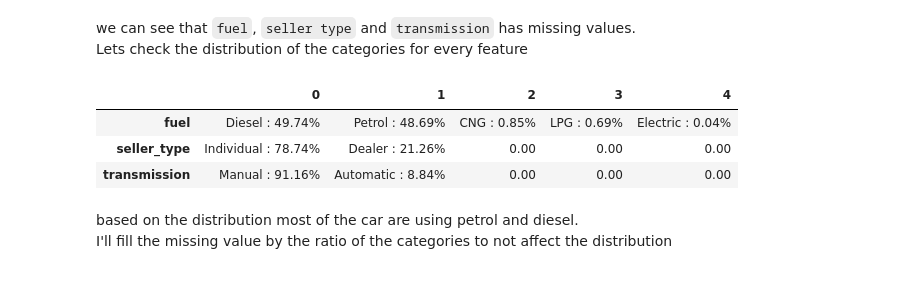
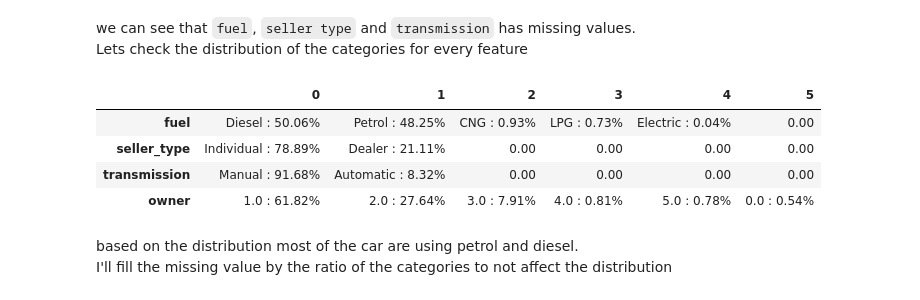
Before and after one commit to nirbarazida/NBprocessing, a Jupyter notebook: documentation/NBprocessing Package - Showcase.ipynb, the cells around one changed output. Drawn from its saved outputs; the diff is of its cells as text; code cells hidden in the pictures.

```diff
--- a/documentation/README_Notebook.ipynb
+++ b/documentation/NBprocessing Package - Showcase.ipynb
@@ -410,12 +410,13 @@ dtype: int64
 we can see that `fuel`, `seller type` and `transmission` has missing values.\
 Lets check the distribution of the categories for every feature
 # %%
-NBcategorical.category_ratio(X_train,['fuel','seller_type','transmission'])
+NBcategorical.category_ratio(X_train,['fuel','seller_type','transmission','owner'],num_categories=6)
 # %% [output]
-|  | 0 | 1 | 2 | 3 | 4 |
-| fuel | Diesel : 49.74% | Petrol : 48.69% | CNG : 0.85% | LPG : 0.69% | Electric : 0.04% |
-| seller_type | Individual : 78.74% | Dealer : 21.26% | 0.00 | 0.00 | 0.00 |
-| transmission | Manual : 91.16% | Automatic : 8.84% | 0.00 | 0.00 | 0.00 |
+|  | 0 | 1 | 2 | 3 | 4 | 5 |
+| fuel | Diesel : 50.06% | Petrol : 48.25% | CNG : 0.93% | LPG : 0.73% | Electric : 0.04% | 0.00 |
+| seller_type | Individual : 78.89% | Dealer : 21.11% | 0.00 | 0.00 | 0.00 | 0.00 |
+| transmission | Manual : 91.68% | Automatic : 8.32% | 0.00 | 0.00 | 0.00 | 0.00 |
+| owner | 1.0 : 61.82% | 2.0 : 27.64% | 3.0 : 7.91% | 4.0 : 0.81% | 5.0 : 0.78% | 0.0 : 0.54% |
 # %% [markdown]
 based on the distribution most of the car are using petrol and diesel.\
 I'll fill the missing value by the ratio of the categories to not affect the distribution
```
Also changed, not shown: parts of 44 cells of this notebook, 5 other files.
